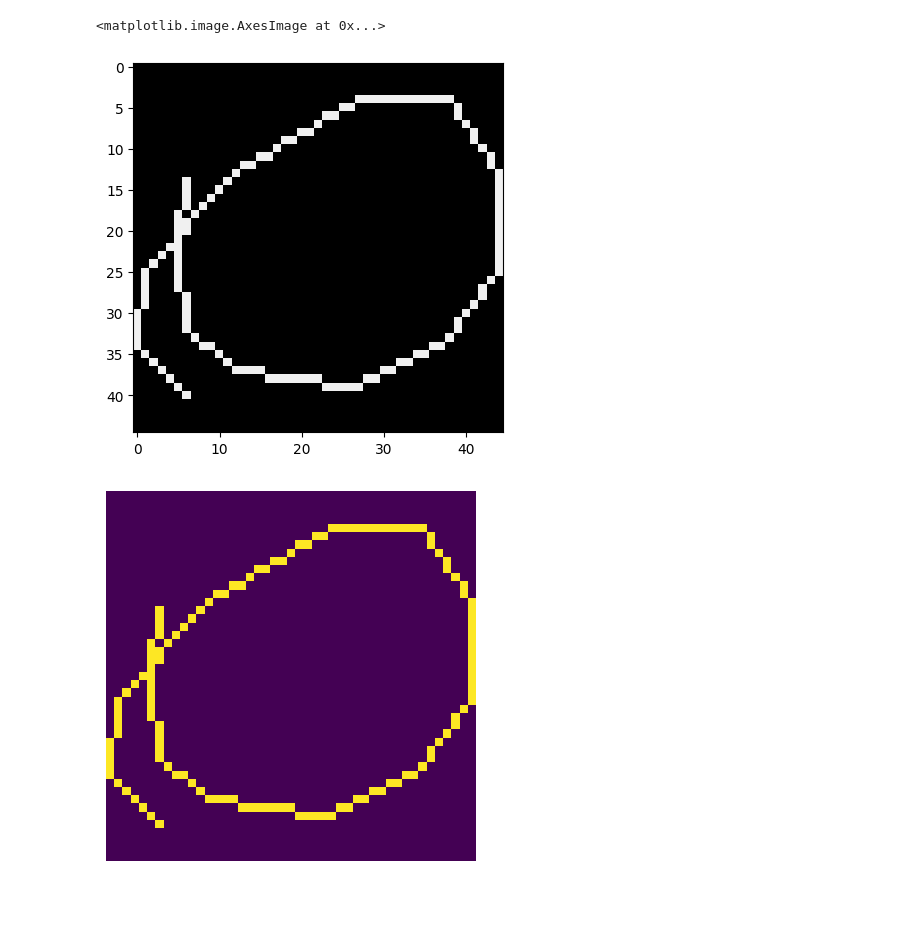
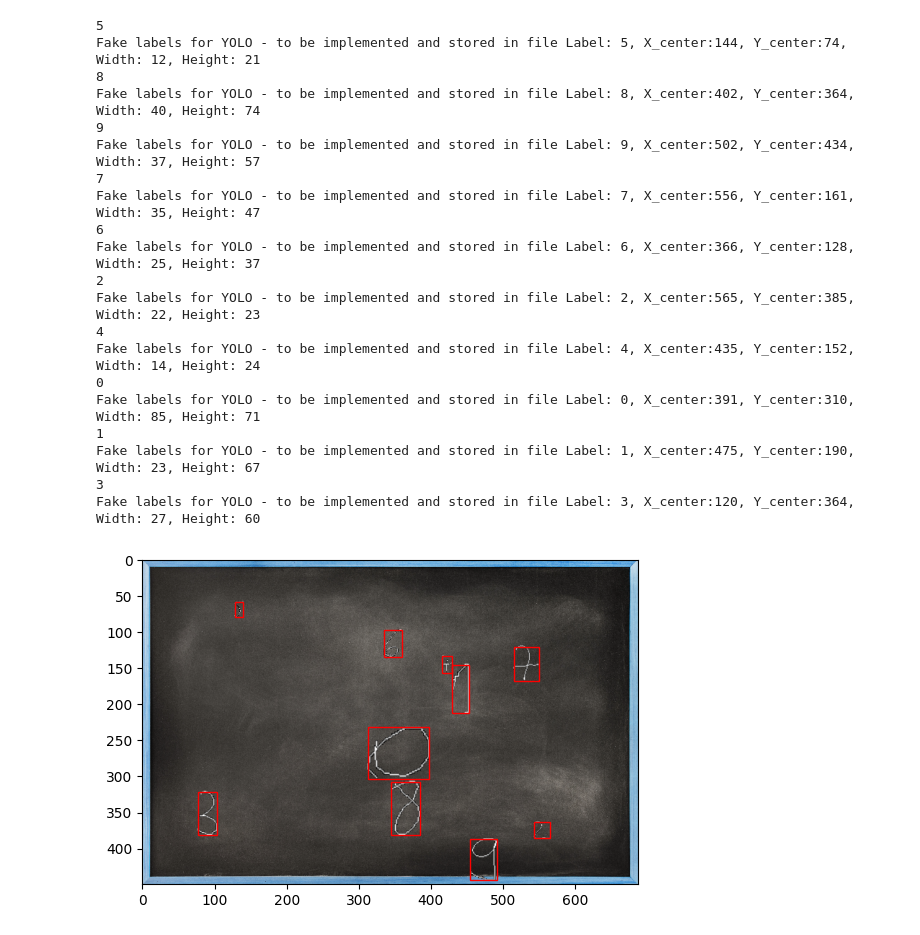
Before and after one commit to TNodeCode/cv-symbol-extraction, a Jupyter notebook: dataset-generation/blackboard_proof_of_concept.ipynb, the cells around one changed output. Drawn from its saved outputs; the diff is of its cells as text; code cells hidden in the pictures; blank space fills up the shorter version.

Commit message:
allow for multiple images placed randomly

```diff
--- a/dataset-generation/blackboard_proof_of_concept.ipynb
+++ b/dataset-generation/blackboard_proof_of_concept.ipynb
@@ -17,22 +0,0 @@ plt.imshow(I[...,::-1])
-# %%
-# Cut out the foreground layer
-foreground = I.copy()
-foreground[foreground<=5] = 240 # swap black and white colour channels
-foreground[foreground>240] = 0 # Setting surrounding pixels to zero
-plt.imshow(foreground)
-# %% [output]
-<matplotlib.image.AxesImage at 0x...>
-[figure, removed]
-# %%
-# Create a mask for this new foreground object
-def getForegroundMask(foreground):
-    mask_new = foreground.copy()[:,:,0]
-    mask_new[mask_new>0] = 1
-    return mask_new
-
-mask_new = getForegroundMask(foreground)
-plt.imshow(mask_new)
-plt.axis('off')
-plt.show()
-# %% [output]
-[figure, removed]
@@ -40,0 +5,27 @@ import helper
+# %%
+blackboard = cv2.imread('empty-blackboard.jpg')
+result = place_images_on_background(blackboard)
+plt.imshow(result)
+plt.show()
+# %% [output]
+5
+Fake labels for YOLO - to be implemented and stored in file Label: 5, X_center:144, Y_center:74, Width: 12, Height: 21
+8
+Fake labels for YOLO - to be implemented and stored in file Label: 8, X_center:402, Y_center:364, Width: 40, Height: 74
+9
+Fake labels for YOLO - to be implemented and stored in file Label: 9, X_center:502, Y_center:434, Width: 37, Height: 57
+7
+Fake labels for YOLO - to be implemented and stored in file Label: 7, X_center:556, Y_center:161, Width: 35, Height: 47
+6
+Fake labels for YOLO - to be implemented and stored in file Label: 6, X_center:366, Y_center:128, Width: 25, Height: 37
+2
+Fake labels for YOLO - to be implemented and stored in file Label: 2, X_center:565, Y_center:385, Width: 22, Height: 23
+4
+Fake labels for YOLO - to be implemented and stored in file Label: 4, X_center:435, Y_center:152, Width: 14, Height: 24
+0
+Fake labels for YOLO - to be implemented and stored in file Label: 0, X_center:391, Y_center:310, Width: 85, Height: 71
+1
+Fake labels for YOLO - to be implemented and stored in file Label: 1, X_center:475, Y_center:190, Width: 23, Height: 67
+3
+Fake labels for YOLO - to be implemented and stored in file Label: 3, X_center:120, Y_center:364, Width: 27, Height: 60
+[figure, added]
```
Also changed, not shown: parts of 5 cells of this notebook, 12 other files.
